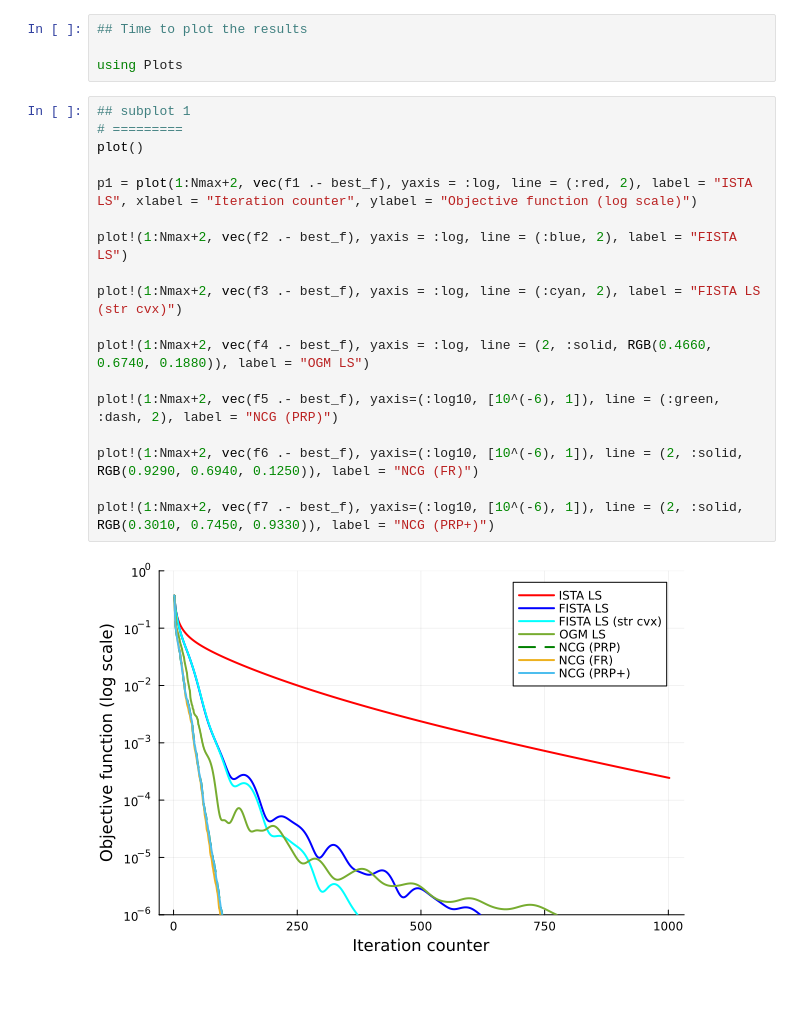
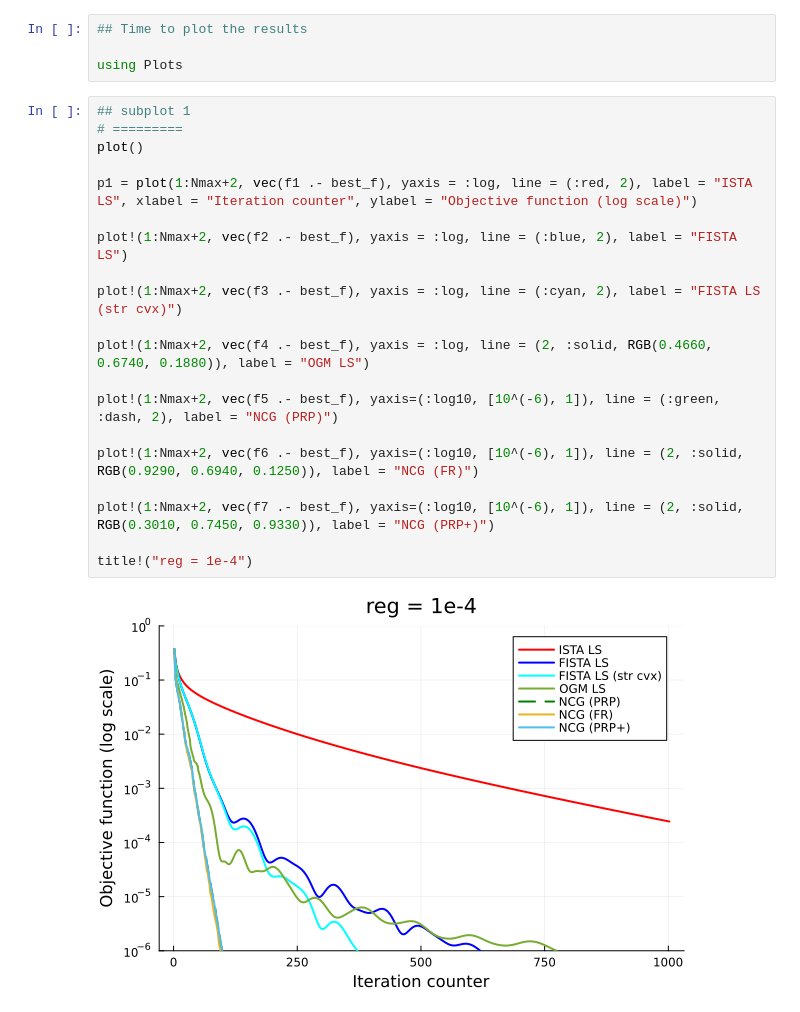
Before and after one commit to Shuvomoy/NCG-PEP-code, a Jupyter notebook: Miscellaneous/Julia_code_for_Figure_1/Code_to_generate_Figure_1.ipynb, the cells around one changed output. Cells and saved outputs as stored; diff of their text form.

```diff
--- a/Miscellaneous/Julia_code_for_Figure_1/Code_to_generate_Figure_1.ipynb
+++ b/Miscellaneous/Julia_code_for_Figure_1/Code_to_generate_Figure_1.ipynb
@@ -341,23 +342,25 @@ using Plots
 # %%
 ## subplot 1
 # =========
 plot()
 
 p1 = plot(1:Nmax+2, vec(f1 .- best_f), yaxis = :log, line = (:red, 2), label = "ISTA LS", xlabel = "Iteration counter", ylabel = "Objective function (log scale)")
 
 plot!(1:Nmax+2, vec(f2 .- best_f), yaxis = :log, line = (:blue, 2), label = "FISTA LS")
 
 plot!(1:Nmax+2, vec(f3 .- best_f), yaxis = :log, line = (:cyan, 2), label = "FISTA LS (str cvx)")
 
 plot!(1:Nmax+2, vec(f4 .- best_f), yaxis = :log, line = (2, :solid, RGB(0.4660, 0.6740, 0.1880)), label = "OGM LS")
 
 plot!(1:Nmax+2, vec(f5 .- best_f), yaxis=(:log10, [10^(-6), 1]), line = (:green, :dash, 2), label = "NCG (PRP)")
 
 plot!(1:Nmax+2, vec(f6 .- best_f), yaxis=(:log10, [10^(-6), 1]), line = (2, :solid, RGB(0.9290, 0.6940, 0.1250)), label = "NCG (FR)")
 
 plot!(1:Nmax+2, vec(f7 .- best_f), yaxis=(:log10, [10^(-6), 1]), line = (2, :solid, RGB(0.3010, 0.7450, 0.9330)), label = "NCG (PRP+)")
+
+title!("reg = 1e-4")
 # %% [output]
-[figure, old version]
+[figure, new version]
 # %%
 ## subplot 2
 # ==========
```
Also changed, not shown: parts of 9 cells of this notebook.
